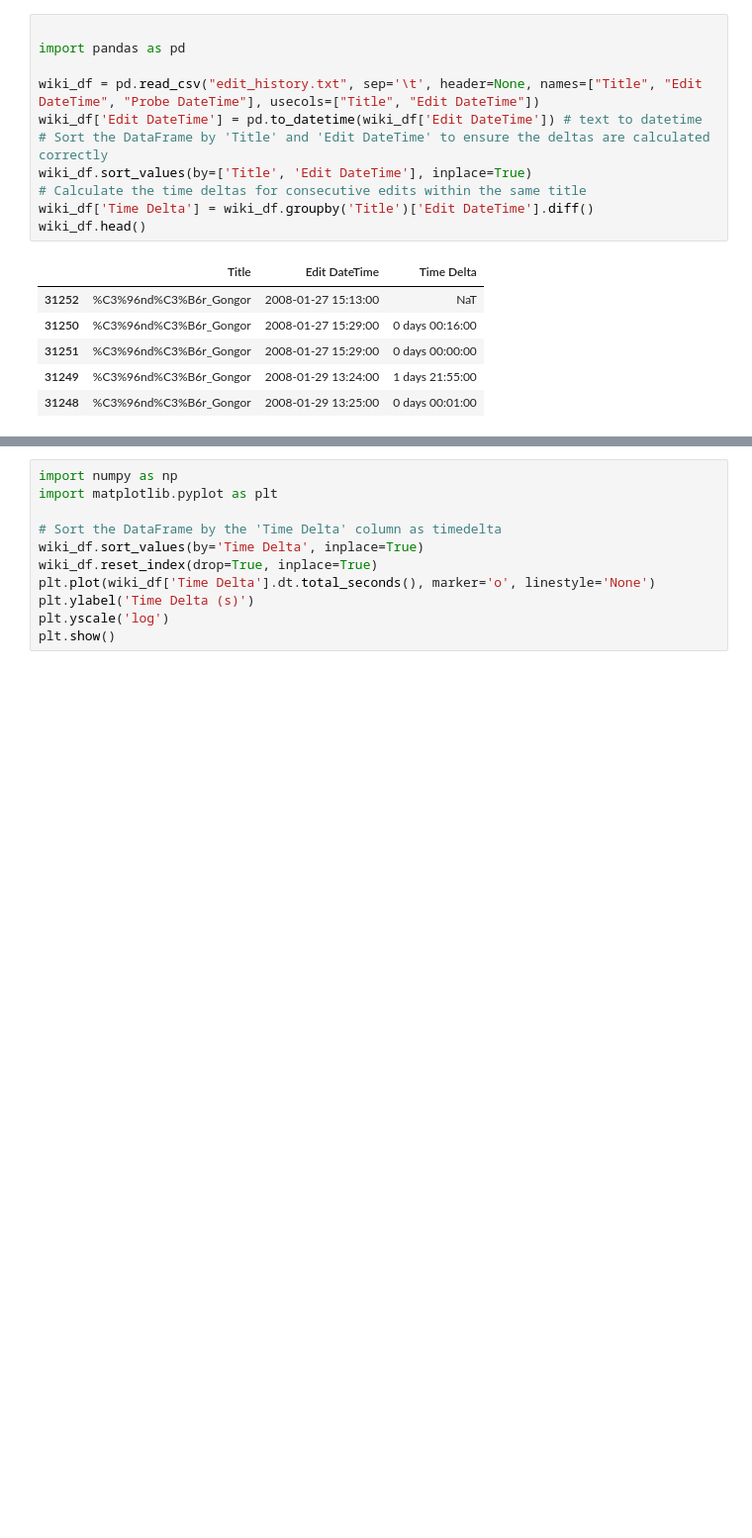
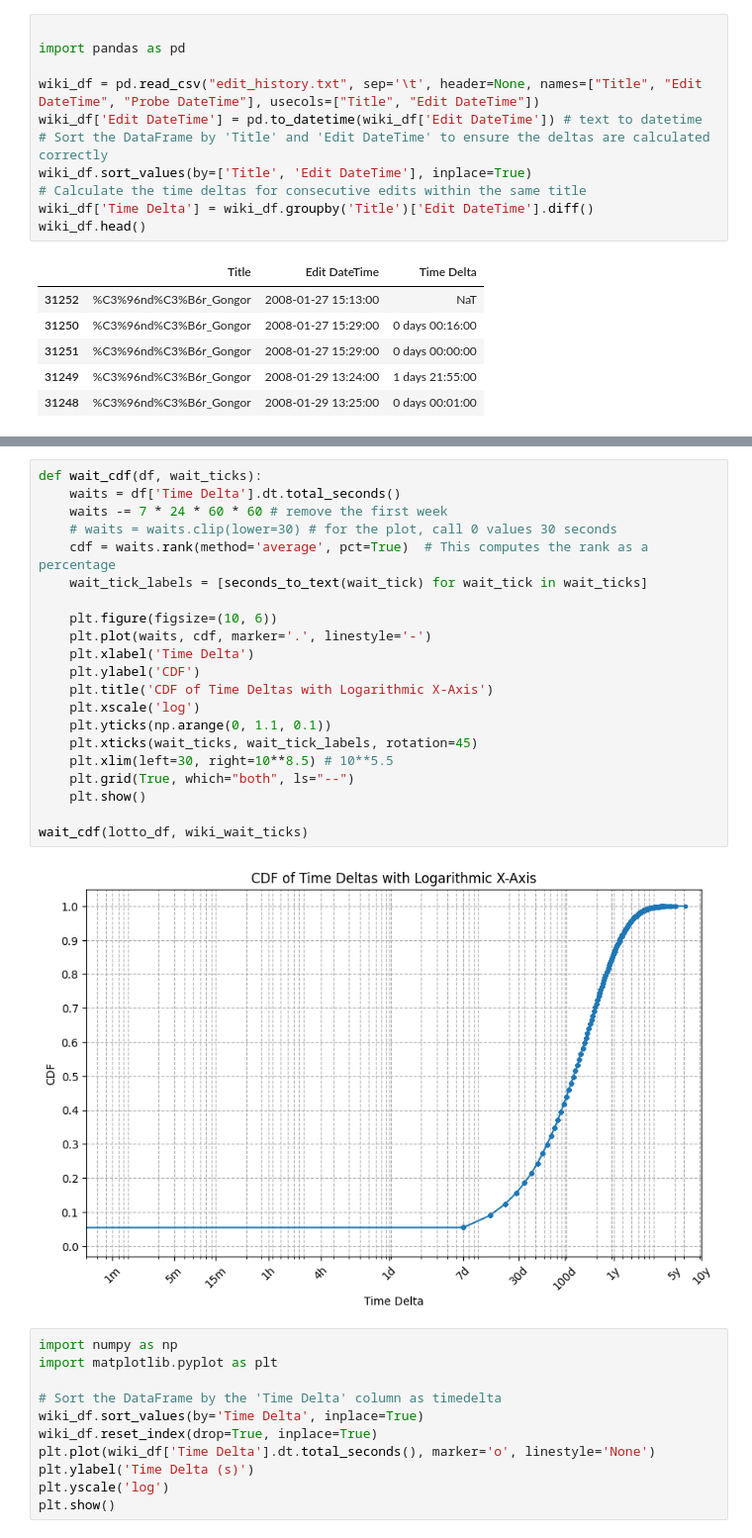
Before and after one commit to CarlKCarlK/wait-times, a Jupyter notebook: wait-times.ipynb, the cells around one changed output, grey strips where cells are left out. Shown: that part at 99% size. Cells and saved outputs as stored; diff of their text form; blank space fills up the shorter version.

```diff
--- a/wait-times.ipynb
+++ b/wait-times.ipynb
@@ -171,3 +228,26 @@ lotto_df[lotto_df["Time Delta"] > pd.to_timedelta(86400 * 365.25 * 5, unit="s")]
+# %%
+def wait_cdf(df, wait_ticks):
+    waits = df['Time Delta'].dt.total_seconds()
+    waits -= 7 * 24 * 60 * 60 # remove the first week
+    # waits = waits.clip(lower=30) # for the plot, call 0 values 30 seconds
+    cdf = waits.rank(method='average', pct=True)  # This computes the rank as a percentage
+    wait_tick_labels = [seconds_to_text(wait_tick) for wait_tick in wait_ticks]
+
+    plt.figure(figsize=(10, 6))
+    plt.plot(waits, cdf, marker='.', linestyle='-')
+    plt.xlabel('Time Delta')
+    plt.ylabel('CDF')
+    plt.title('CDF of Time Deltas with Logarithmic X-Axis')
+    plt.xscale('log')
+    plt.yticks(np.arange(0, 1.1, 0.1))
+    plt.xticks(wait_ticks, wait_tick_labels, rotation=45)
+    plt.xlim(left=30, right=10**8.5) # 10**5.5
+    plt.grid(True, which="both", ls="--")
+    plt.show()
+
+wait_cdf(lotto_df, wiki_wait_ticks)
+# %% [output]
+[figure, added]
 # %%
 import numpy as np
 import matplotlib.pyplot as plt
```
Also changed, not shown: parts of 13 cells of this notebook.
